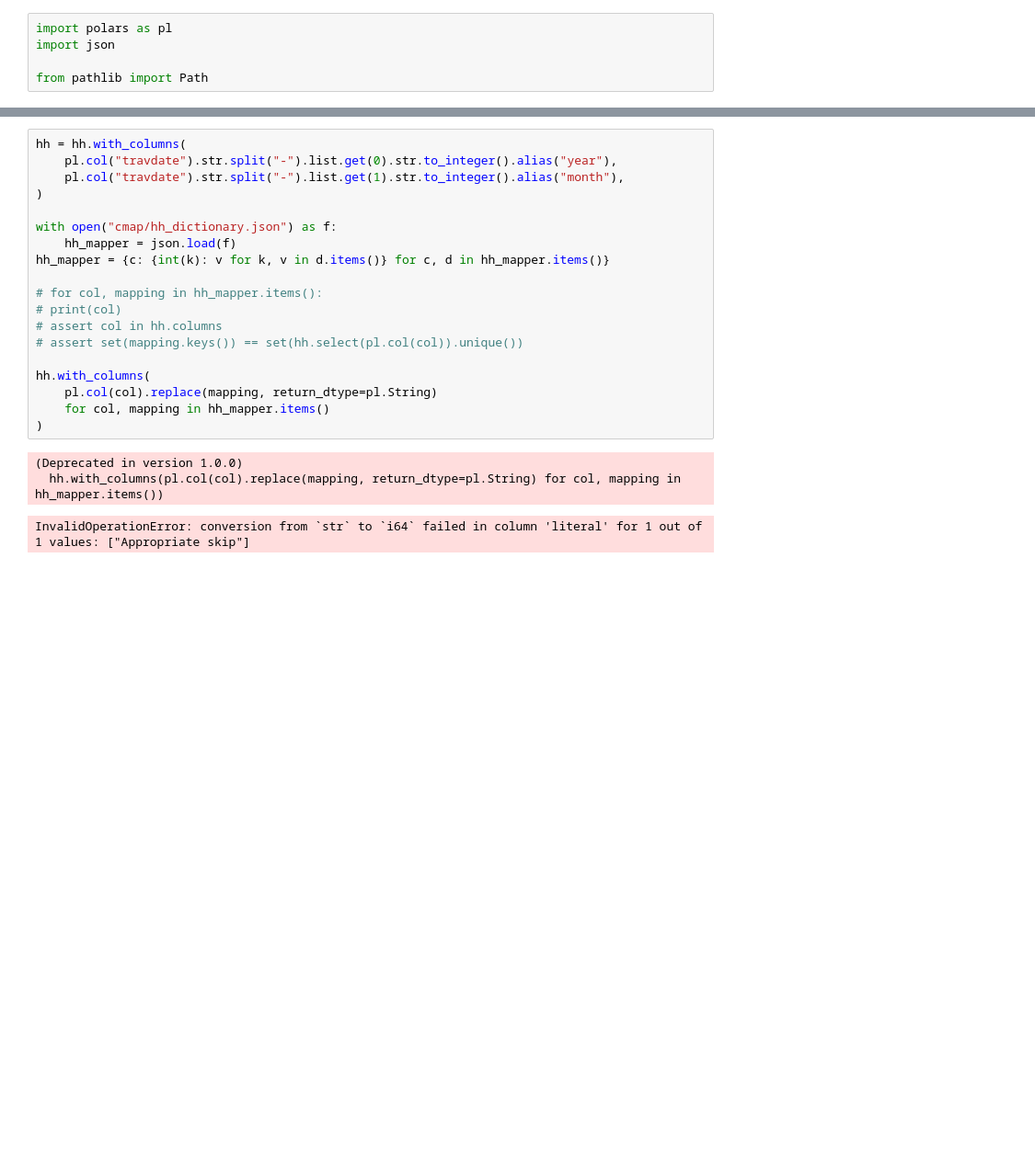
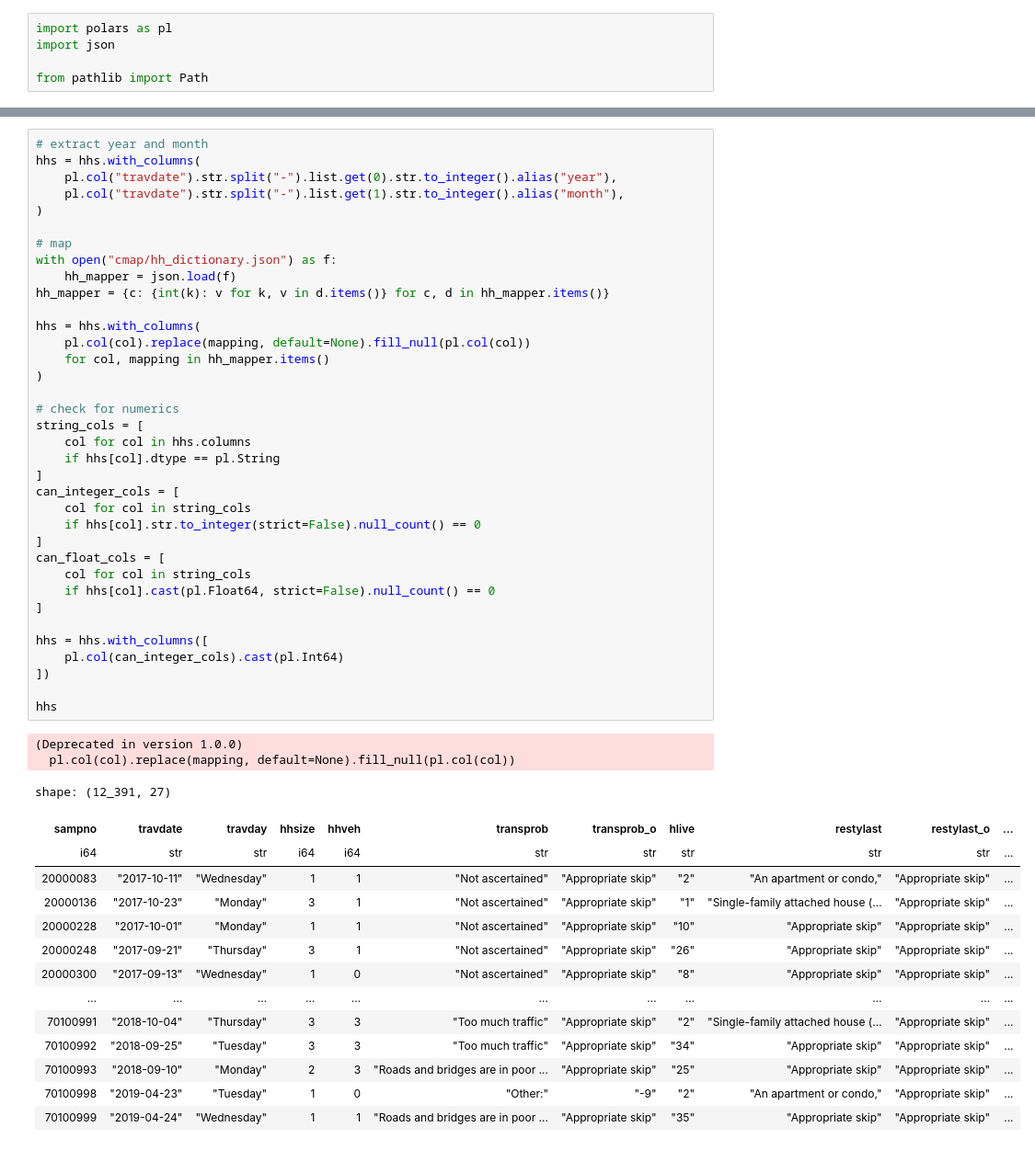
Before and after one commit to fredshone/foundata, a Jupyter notebook: cmap.ipynb, the cells around one changed output, grey strips where cells are left out. Shown: that part at 92% size. Cells and saved outputs as stored; diff of their text form; blank space fills up the shorter version.

```diff
--- a/cmap.ipynb
+++ b/cmap.ipynb
@@ -36,25 +36,55 @@ shape: (5, 25)
 | 70100998 | "2019-04-23" | 3 | 1 | 0 | 97 | -9 | 2 | 3 | -1 | ... |
 | 70100999 | "2019-04-24" | 4 | 1 | 1 | 3 | -1 | 35 | -1 | -1 | ... |
 # %%
-hh = hh.with_columns(
+# extract year and month
+hhs = hhs.with_columns(
     pl.col("travdate").str.split("-").list.get(0).str.to_integer().alias("year"),
     pl.col("travdate").str.split("-").list.get(1).str.to_integer().alias("month"),
 )
 
+# map
 with open("cmap/hh_dictionary.json") as f:
     hh_mapper = json.load(f)
 hh_mapper = {c: {int(k): v for k, v in d.items()} for c, d in hh_mapper.items()}
 
-# for col, mapping in hh_mapper.items():
-# print(col)
-# assert col in hh.columns
-# assert set(mapping.keys()) == set(hh.select(pl.col(col)).unique())
-
-hh.with_columns(
-    pl.col(col).replace(mapping, return_dtype=pl.String)
+hhs = hhs.with_columns(
+    pl.col(col).replace(mapping, default=None).fill_null(pl.col(col))
     for col, mapping in hh_mapper.items()
 )
+
+# check for numerics
+string_cols = [
+    col for col in hhs.columns
+    if hhs[col].dtype == pl.String
+]
+can_integer_cols = [
+    col for col in string_cols
+    if hhs[col].str.to_integer(strict=False).null_count() == 0
+]
+can_float_cols = [
+    col for col in string_cols
+    if hhs[col].cast(pl.Float64, strict=False).null_count() == 0
+]
+
+hhs = hhs.with_columns([
+    pl.col(can_integer_cols).cast(pl.Int64)
+])
+
+hhs
 # %% [output]
 (Deprecated in version 1.0.0)
-  hh.with_columns(pl.col(col).replace(mapping, return_dtype=pl.String) for col, mapping in hh_mapper.items())
+  pl.col(col).replace(mapping, default=None).fill_null(pl.col(col))
-InvalidOperationError: conversion from `str` to `i64` failed in column 'literal' for 1 out of 1 values: ["Appropriate skip"]
+shape: (12_391, 27)
+| sampno | travdate | travday | hhsize | hhveh | transprob | transprob_o | hlive | restylast | restylast_o | ... |
+| i64 | str | str | i64 | i64 | str | str | str | str | str | ... |
+| 20000083 | "2017-10-11" | "Wednesday" | 1 | 1 | "Not ascertained" | "Appropriate skip" | "2" | "An apartment or condo," | "Appropriate skip" | ... |
+| 20000136 | "2017-10-23" | "Monday" | 3 | 1 | "Not ascertained" | "Appropriate skip" | "1" | "Single-family attached house (… | "Appropriate skip" | ... |
+| 20000228 | "2017-10-01" | "Monday" | 1 | 1 | "Not ascertained" | "Appropriate skip" | "10" | "Appropriate skip" | "Appropriate skip" | ... |
+| 20000248 | "2017-09-21" | "Thursday" | 3 | 1 | "Not ascertained" | "Appropriate skip" | "26" | "Appropriate skip" | "Appropriate skip" | ... |
+| 20000300 | "2017-09-13" | "Wednesday" | 1 | 0 | "Not ascertained" | "Appropriate skip" | "8" | "Appropriate skip" | "Appropriate skip" | ... |
+| … | … | … | … | … | … | … | … | … | … | ... |
+| 70100991 | "2018-10-04" | "Thursday" | 3 | 3 | "Too much traffic" | "Appropriate skip" | "2" | "Single-family attached house (… | "Appropriate skip" | ... |
+| 70100992 | "2018-09-25" | "Tuesday" | 3 | 3 | "Too much traffic" | "Appropriate skip" | "34" | "Appropriate skip" | "Appropriate skip" | ... |
+| 70100993 | "2018-09-10" | "Monday" | 2 | 3 | "Roads and bridges are in poor … | "Appropriate skip" | "25" | "Appropriate skip" | "Appropriate skip" | ... |
+| 70100998 | "2019-04-23" | "Tuesday" | 1 | 0 | "Other:" | "-9" | "2" | "An apartment or condo," | "Appropriate skip" | ... |
+| 70100999 | "2019-04-24" | "Wednesday" | 1 | 1 | "Roads and bridges are in poor … | "Appropriate skip" | "35" | "Appropriate skip" | "Appropriate skip" | ... |
```
Also changed, not shown: parts of 7 cells of this notebook, 6 other files.
